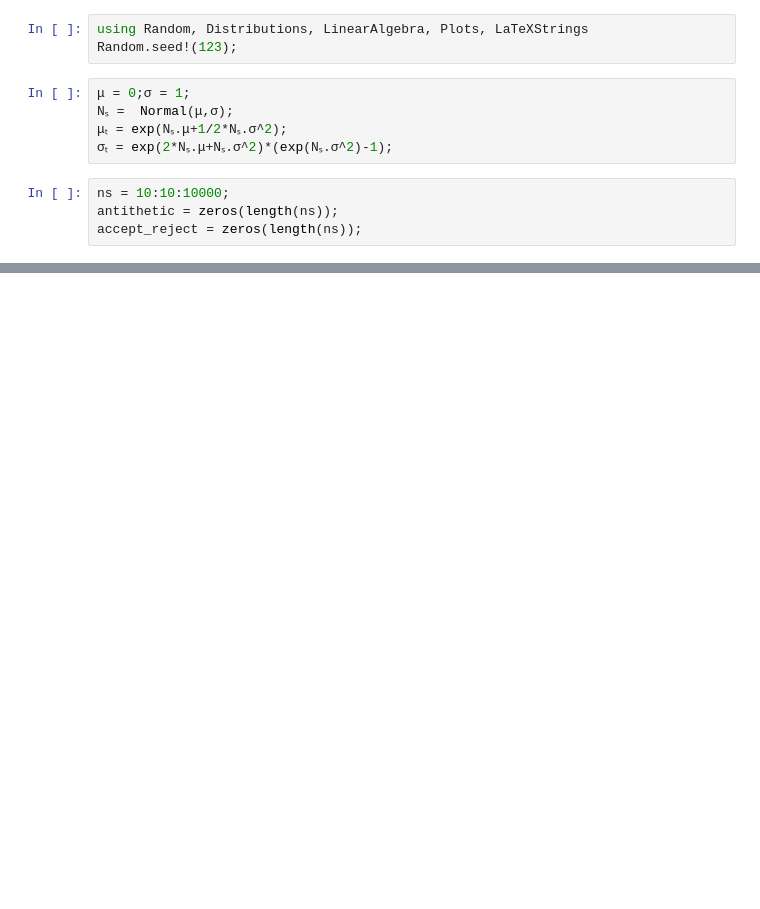
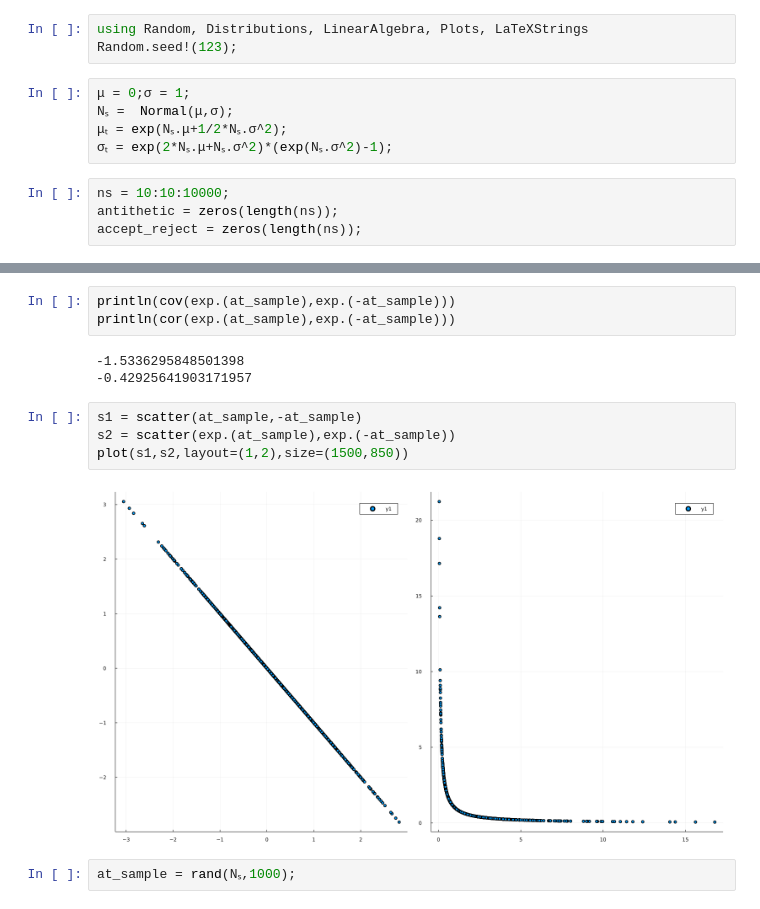
Before and after one commit to SanteriVtj/Antithetics, a Jupyter notebook: antithetics.ipynb, the cells around one changed output, grey strips where cells are left out. Drawn from its saved outputs; the diff is of its cells as text; blank space fills up the shorter version.

```diff
--- a/antithetics.ipynb
+++ b/antithetics.ipynb
@@ -12,0 +58,14 @@ accept_reject = zeros(length(ns));
+# %%
+println(cov(exp.(at_sample),exp.(-at_sample)))
+println(cor(exp.(at_sample),exp.(-at_sample)))
+# %% [output]
+-1.5336295848501398
+-0.42925641903171957
+# %%
+s1 = scatter(at_sample,-at_sample)
+s2 = scatter(exp.(at_sample),exp.(-at_sample))
+plot(s1,s2,layout=(1,2),size=(1500,850))
+# %% [output]
+[figure, added]
+# %%
+at_sample = rand(Nₛ,1000);
```
Also changed, not shown: parts of 12 cells of this notebook, 1 other file.
